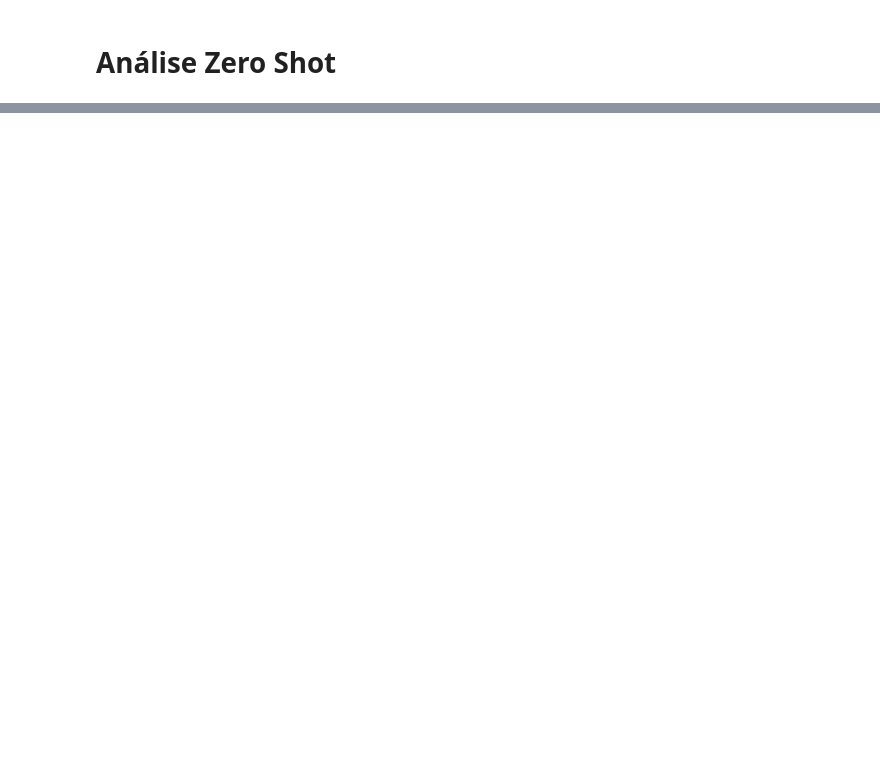
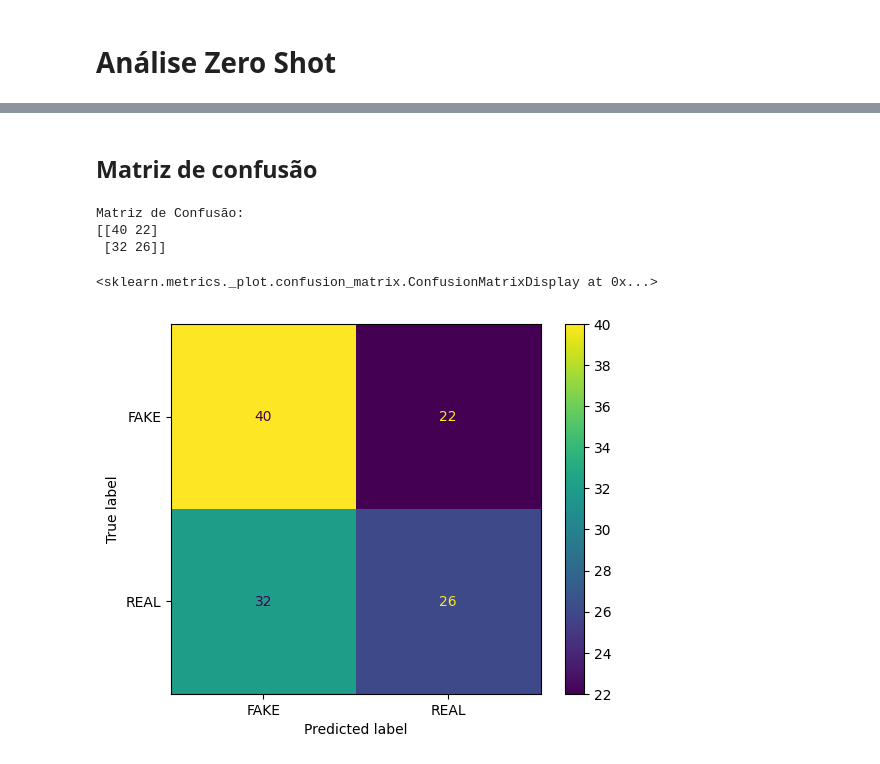
Before and after one commit to Rafaellfig/detecting_fake_news_with_LLMs, a Jupyter notebook: notebooks/analise_resultados/analise_zero_shot.ipynb, the cells around one changed output, grey strips where cells are left out. Saved outputs shown, nothing was run; the diff lists cells and outputs as text; code cells hidden in the pictures; blank space fills up the shorter version.

```diff
--- a/notebooks/analise_resultados/analise_zero_shot.ipynb
+++ b/notebooks/analise_resultados/analise_zero_shot.ipynb
@@ -35,0 +54,9 @@ Matriz de Confusão:
+# %%
+y_predicted = pd.read_csv('../../results/results_zero_shot_fake_br_test.csv')
+y_train = pd.read_csv('../../data/y_test_fakes.csv')
+# %%
+y_predicted.rename(columns={'label':'predicted'}, inplace= True)
+results_map = {'YES\n': 0, 'NO\n': 1}
+# %%
+df = pd.concat([y_predicted, y_train], axis=1)
+df.predicted = df.predicted.map(results_map)
@@ -35,0 +75,19 @@ Matriz de Confusão:
+# %% [markdown]
+## Matriz de confusão
+# %%
+# Criando a matriz de confusão
+matrix = confusion_matrix(df.label, df.predicted)
+
+# Exibindo a matriz de confusão
+print("Matriz de Confusão:")
+print(matrix)
+
+# Visualizando a matriz de confusão
+disp = ConfusionMatrixDisplay(confusion_matrix=matrix, display_labels=['FAKE', 'REAL'])
+disp.plot()
+# %% [output]
+Matriz de Confusão:
+[[40 22]
+ [32 26]]
+<sklearn.metrics._plot.confusion_matrix.ConfusionMatrixDisplay at 0x...>
+[figure, added]
```
Also changed, not shown: parts of 9 cells of this notebook, 1 other file.
